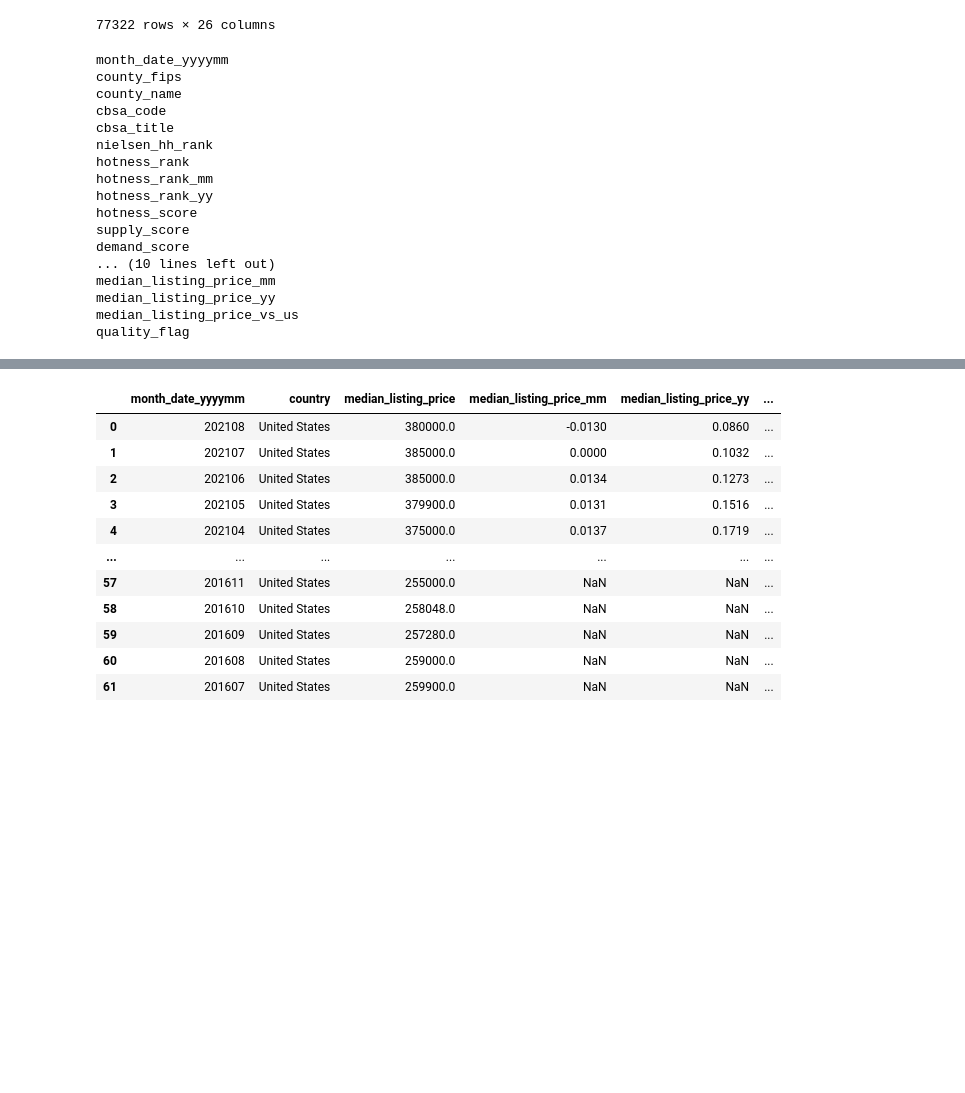
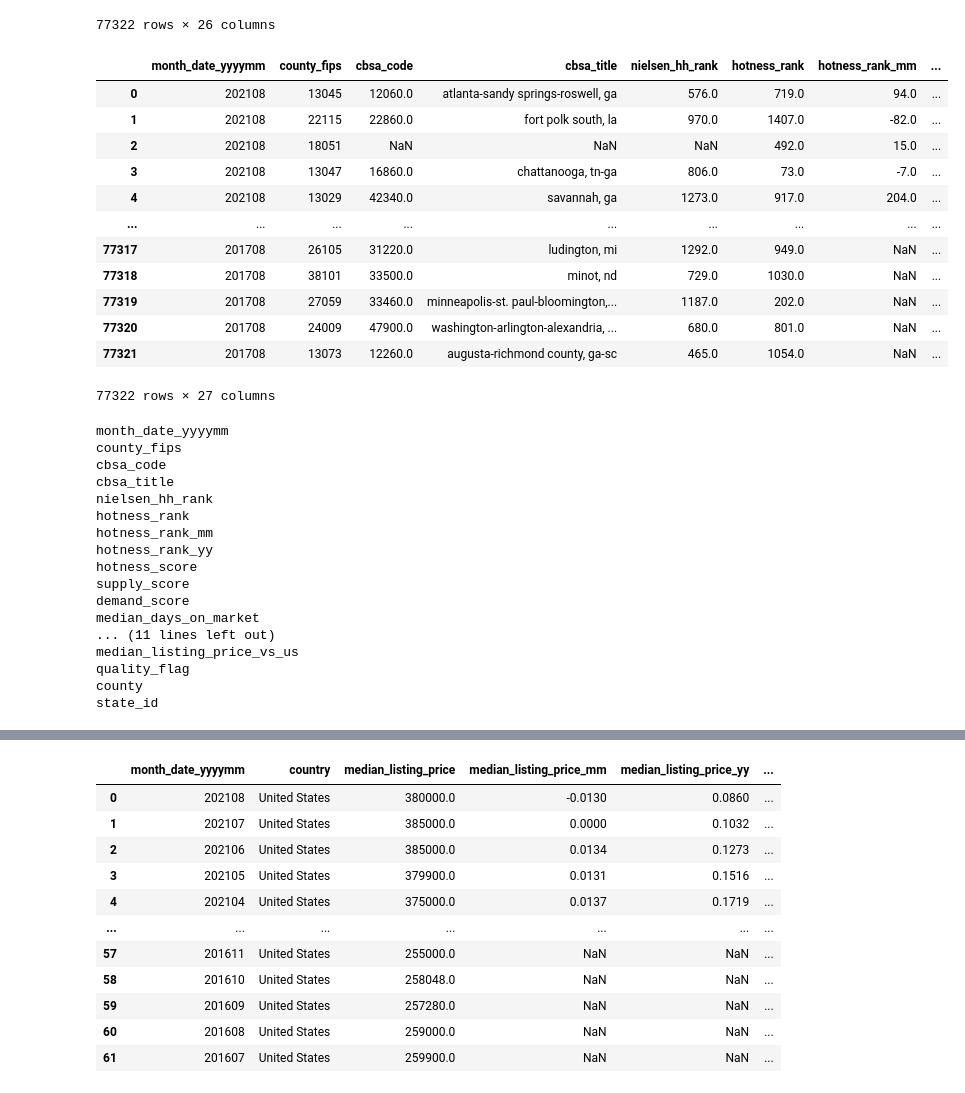
Before and after one commit to Tinuola-1/Project3Visuals, a Jupyter notebook: Notebooks/Cleanup_Notebook.ipynb, the cells around one changed output, grey strips where cells are left out. Drawn from its saved outputs; the diff is of its cells as text; code cells hidden in the pictures; blank space fills up the shorter version.

```diff
--- a/Notebooks/Cleanup_Notebook.ipynb
+++ b/Notebooks/Cleanup_Notebook.ipynb
@@ -20,13 +26,40 @@ df
 | 77320 | 201708 | 24009 | calvert, md | 47900.0 | washington-arlington-alexandria, ... | 680.0 | 801.0 | ... |
 | 77321 | 201708 | 13073 | columbia, ga | 12260.0 | augusta-richmond county, ga-sc | 465.0 | 1054.0 | ... |
 77322 rows × 26 columns
+# %%
+# new data frame with split value columns
+new = df["county_name"].str.split(",", n = 1, expand = True)
+
+# making separate first name column from new data frame
+df["county"]= new[0]
+
+# making separate last name column from new data frame
+df["state_id"]= new[1]
+
+# Dropping old Name columns
+df.drop(columns =["county_name"], inplace = True)
+df['county'] = df['county'].str.replace(',', '')
+df
+# %% [output]
+|  | month_date_yyyymm | county_fips | cbsa_code | cbsa_title | nielsen_hh_rank | hotness_rank | hotness_rank_mm | ... |
+| 0 | 202108 | 13045 | 12060.0 | atlanta-sandy springs-roswell, ga | 576.0 | 719.0 | 94.0 | ... |
+| 1 | 202108 | 22115 | 22860.0 | fort polk south, la | 970.0 | 1407.0 | -82.0 | ... |
+| 2 | 202108 | 18051 | NaN | NaN | NaN | 492.0 | 15.0 | ... |
+| 3 | 202108 | 13047 | 16860.0 | chattanooga, tn-ga | 806.0 | 73.0 | -7.0 | ... |
+| 4 | 202108 | 13029 | 42340.0 | savannah, ga | 1273.0 | 917.0 | 204.0 | ... |
+| ... | ... | ... | ... | ... | ... | ... | ... | ... |
+| 77317 | 201708 | 26105 | 31220.0 | ludington, mi | 1292.0 | 949.0 | NaN | ... |
+| 77318 | 201708 | 38101 | 33500.0 | minot, nd | 729.0 | 1030.0 | NaN | ... |
+| 77319 | 201708 | 27059 | 33460.0 | minneapolis-st. paul-bloomington,... | 1187.0 | 202.0 | NaN | ... |
+| 77320 | 201708 | 24009 | 47900.0 | washington-arlington-alexandria, ... | 680.0 | 801.0 | NaN | ... |
+| 77321 | 201708 | 13073 | 12260.0 | augusta-richmond county, ga-sc | 465.0 | 1054.0 | NaN | ... |
+77322 rows × 27 columns
 # %%
 for col in df.columns:
     print(col)
 # %% [output]
 month_date_yyyymm
 county_fips
-county_name
 cbsa_code
 cbsa_title
 nielsen_hh_rank
@@ -36,8 +69,9 @@ hotness_rank_yy
 hotness_score
 supply_score
 demand_score
-... (10 lines left out)
-median_listing_price_mm
-median_listing_price_yy
+median_days_on_market
+... (11 lines left out)
 median_listing_price_vs_us
 quality_flag
+county
+state_id
```
Also changed, not shown: parts of 52 cells of this notebook.
